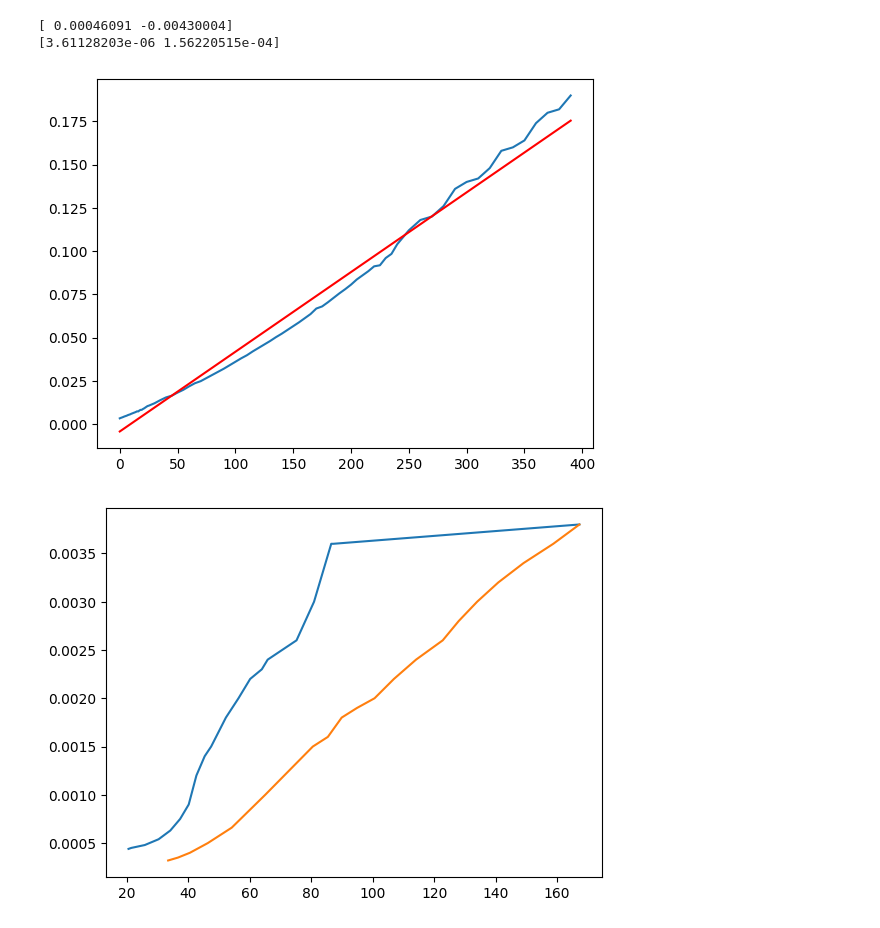
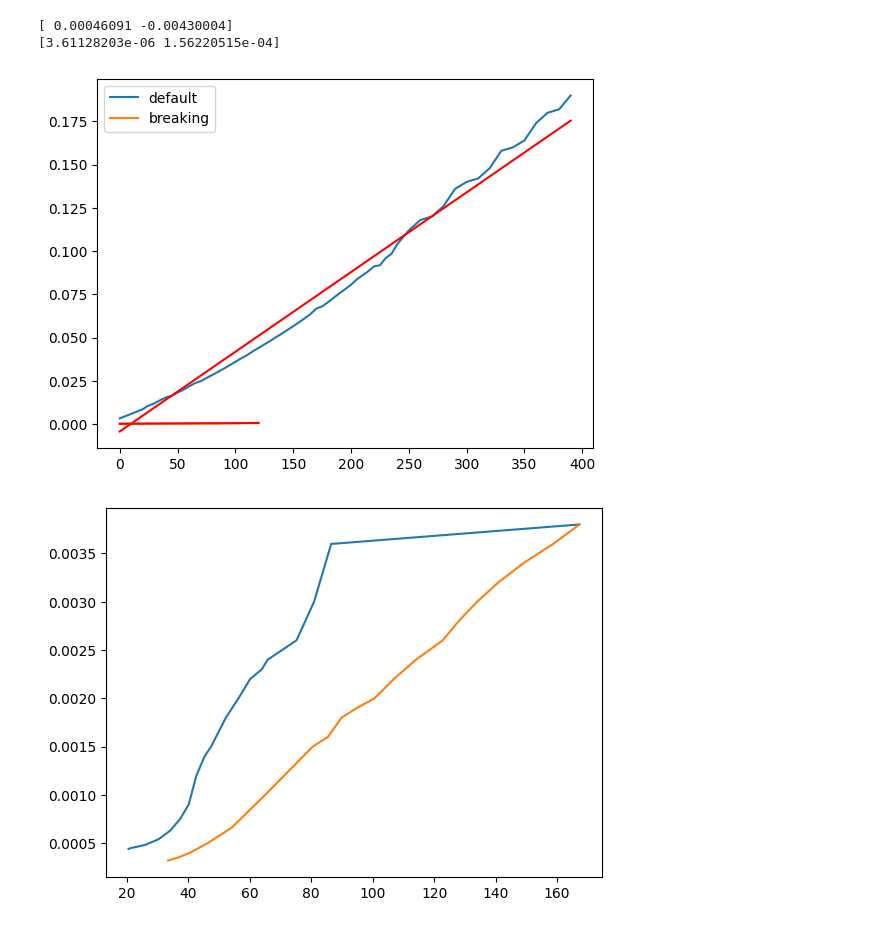
Before and after one commit to vyuma/physic_ex_repo, a Jupyter notebook: beaking/beaking.ipynb, the cells around one changed output. Drawn from its saved outputs; the diff is of its cells as text; code cells hidden in the pictures.

```diff
--- a/beaking/beaking.ipynb
+++ b/beaking/beaking.ipynb
@@ -1,32 +1,33 @@
 # %%
 import numpy as np
 import pandas as pd
 import matplotlib.pyplot as plt
 
 
 Q_default = pd.read_csv('vacuum1-e-1.csv')
 Q_breaking = pd.read_csv('vacuum1-e-4.csv')
 
 
 from scipy.optimize import curve_fit
 
 def func(x, a, b):
     return a * x + b
 
 popt_d, pcov = curve_fit(func, Q_default['second'], Q_default['Pa'])
 print(popt_d)
 popt_b, pcov = curve_fit(func, Q_breaking['second'], Q_breaking['Pa'])
 print(popt_b)
 
-plt.plot(Q_default['second'],Q_default['Pa'])
+plt.plot(Q_default['second'],Q_default['Pa'],label='default')
 plt.plot(Q_default['second'], func(Q_default['second'], *popt_d), 'r-')
-# plt.plot(Q_breaking['second'],Q_breaking['Pa'])
-# plt.plot(Q_breaking['second'], func(Q_breaking['second'], *popt_b), 'r-')
+plt.plot(Q_breaking['second'],Q_breaking['Pa'],label='breaking')
+plt.plot(Q_breaking['second'], func(Q_breaking['second'], *popt_b), 'r-')
+plt.legend()
 plt.show()
 # %% [output]
 [ 0.00046091 -0.00430004]
 [3.61128203e-06 1.56220515e-04]
-[figure, old version]
+[figure, new version]
 # %%
 vacuum_up_df = pd.read_csv('vacuum1温度上昇.csv')
 vacuum_down_df = pd.read_csv('vacuum1温度低下.csv')
```
Also changed, not shown: 3 other files.
